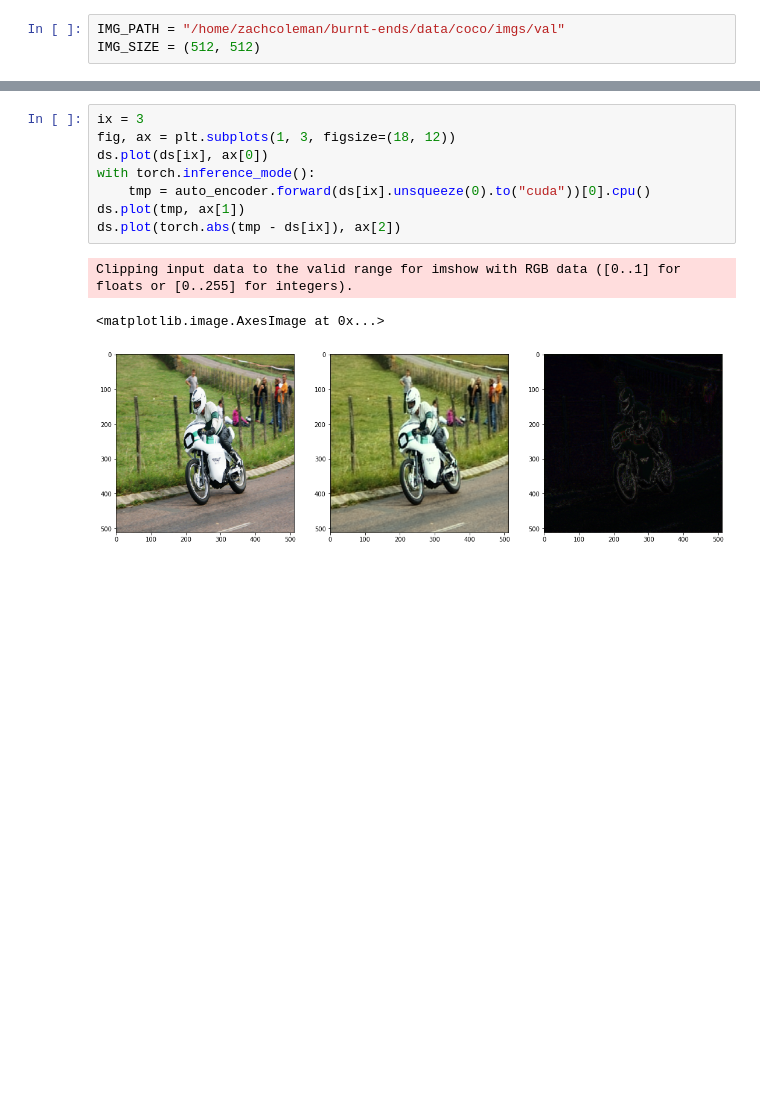
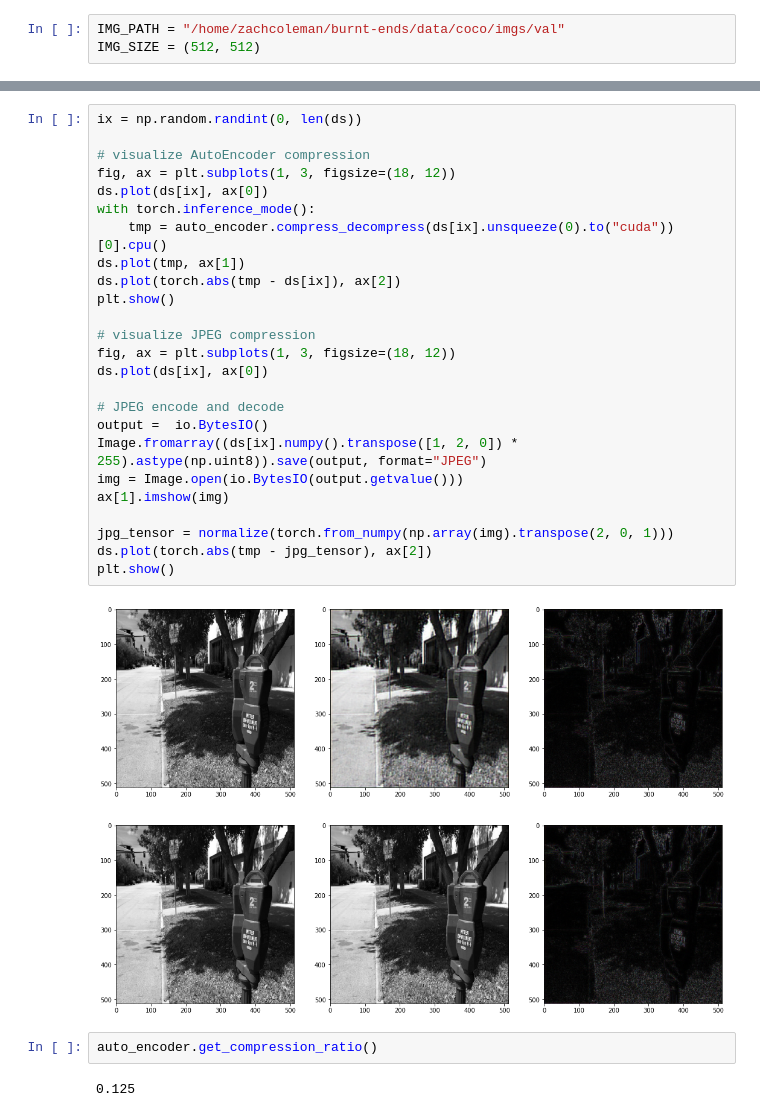
Before and after one commit to zachcoleman/burnt-ends, a Jupyter notebook: notebooks/image_compression.ipynb, the cells around one changed output, grey strips where cells are left out. Saved outputs shown, nothing was run; the diff lists cells and outputs as text; blank space fills up the shorter version.

Commit message:
image compression update

```diff
--- a/notebooks/image_compression.ipynb
+++ b/notebooks/image_compression.ipynb
@@ -99,12 +144,32 @@ StopIteration:
 # %%
-ix = 3
+ix = np.random.randint(0, len(ds))
+
+# visualize AutoEncoder compression
 fig, ax = plt.subplots(1, 3, figsize=(18, 12))
 ds.plot(ds[ix], ax[0])
 with torch.inference_mode():
-    tmp = auto_encoder.forward(ds[ix].unsqueeze(0).to("cuda"))[0].cpu()
+    tmp = auto_encoder.compress_decompress(ds[ix].unsqueeze(0).to("cuda"))[0].cpu()
 ds.plot(tmp, ax[1])
 ds.plot(torch.abs(tmp - ds[ix]), ax[2])
+plt.show()
+
+# visualize JPEG compression
+fig, ax = plt.subplots(1, 3, figsize=(18, 12))
+ds.plot(ds[ix], ax[0])
+
+# JPEG encode and decode
+output =  io.BytesIO()
+Image.fromarray((ds[ix].numpy().transpose([1, 2, 0]) * 255).astype(np.uint8)).save(output, format="JPEG")
+img = Image.open(io.BytesIO(output.getvalue()))
+ax[1].imshow(img)
+
+jpg_tensor = normalize(torch.from_numpy(np.array(img).transpose(2, 0, 1)))
+ds.plot(torch.abs(tmp - jpg_tensor), ax[2])
+plt.show()
 # %% [output]
-Clipping input data to the valid range for imshow with RGB data ([0..1] for floats or [0..255] for integers).
-<matplotlib.image.AxesImage at 0x...>
-[figure, old version]
+[figure, new version]
+[figure, added]
+# %%
+auto_encoder.get_compression_ratio()
+# %% [output]
+0.125
```
Also changed, not shown: parts of 12 cells of this notebook.
